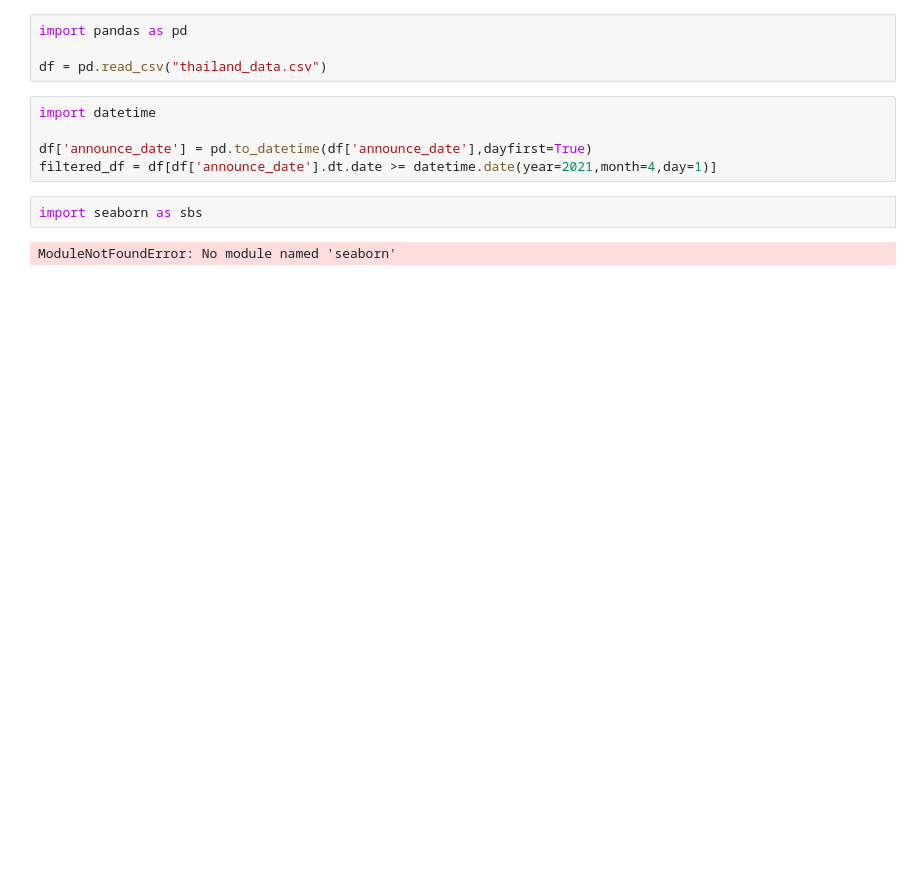
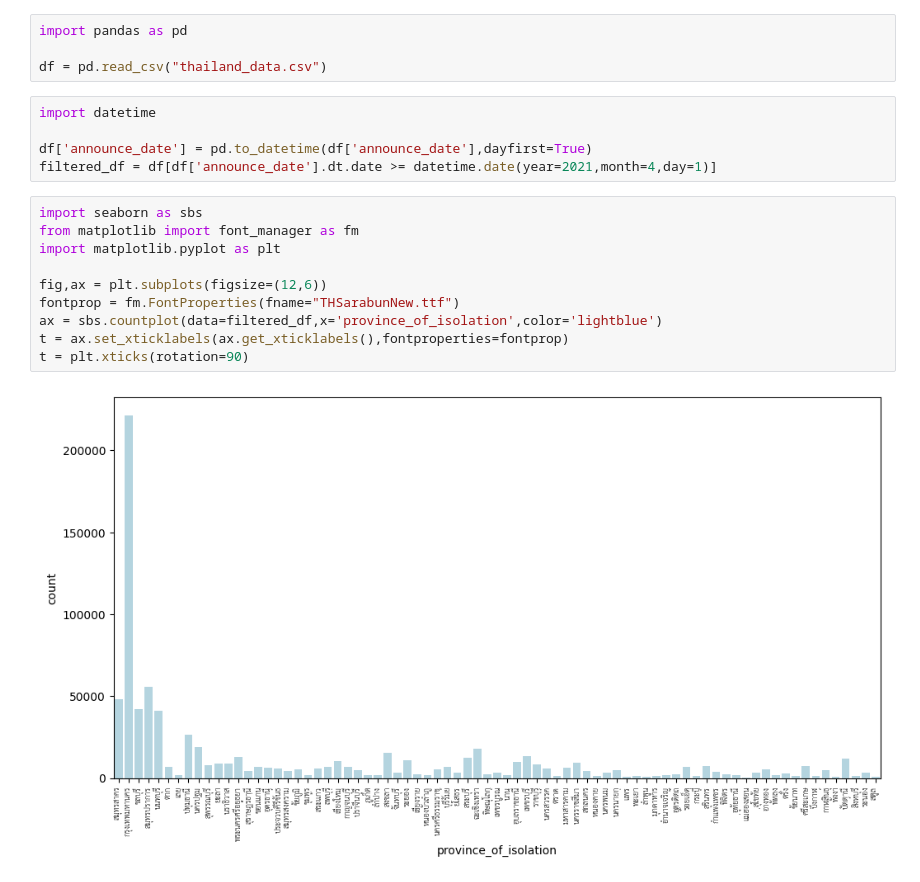
Before and after one commit to Septkung/Python-Pandas-Learning, a Jupyter notebook: Play_with_Data_VIII.ipynb, the cells around one changed output. Cells and saved outputs as stored; diff of their text form; blank space fills up the shorter version.

Commit message:
Data Visualization 9.1.1-9.2

```diff
--- a/Play_with_Data_VIII.ipynb
+++ b/Play_with_Data_VIII.ipynb
@@ -9,5 +9,13 @@ df['announce_date'] = pd.to_datetime(df['announce_date'],dayfirst=True)
 filtered_df = df[df['announce_date'].dt.date >= datetime.date(year=2021,month=4,day=1)]
 # %%
 import seaborn as sbs
+from matplotlib import font_manager as fm
+import matplotlib.pyplot as plt
+
+fig,ax = plt.subplots(figsize=(12,6))
+fontprop = fm.FontProperties(fname="THSarabunNew.ttf")
+ax = sbs.countplot(data=filtered_df,x='province_of_isolation',color='lightblue')
+t = ax.set_xticklabels(ax.get_xticklabels(),fontproperties=fontprop)
+t = plt.xticks(rotation=90)
 # %% [output]
-ModuleNotFoundError: No module named 'seaborn'
+[figure, added]
```
Also changed, not shown: parts of 14 cells of this notebook.
